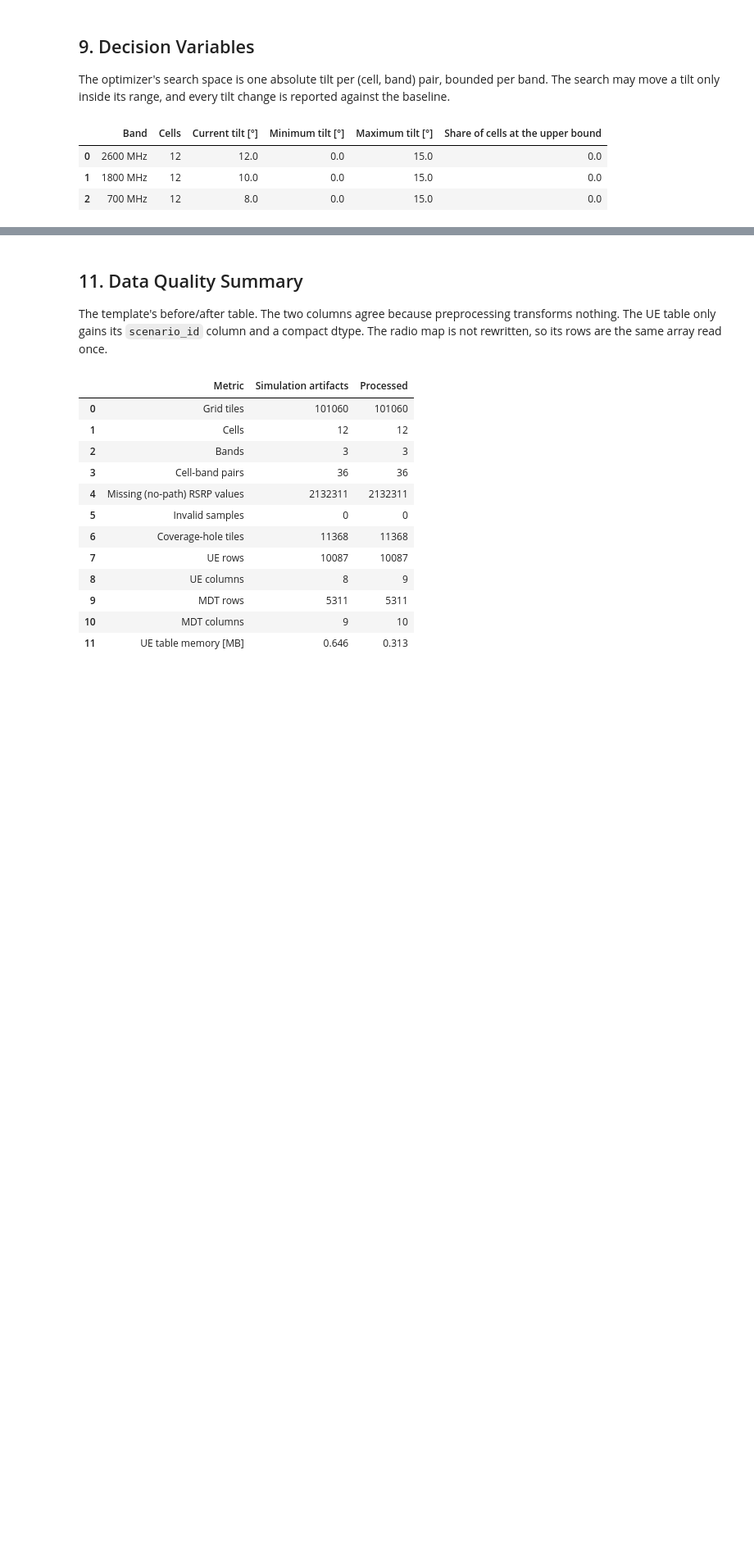
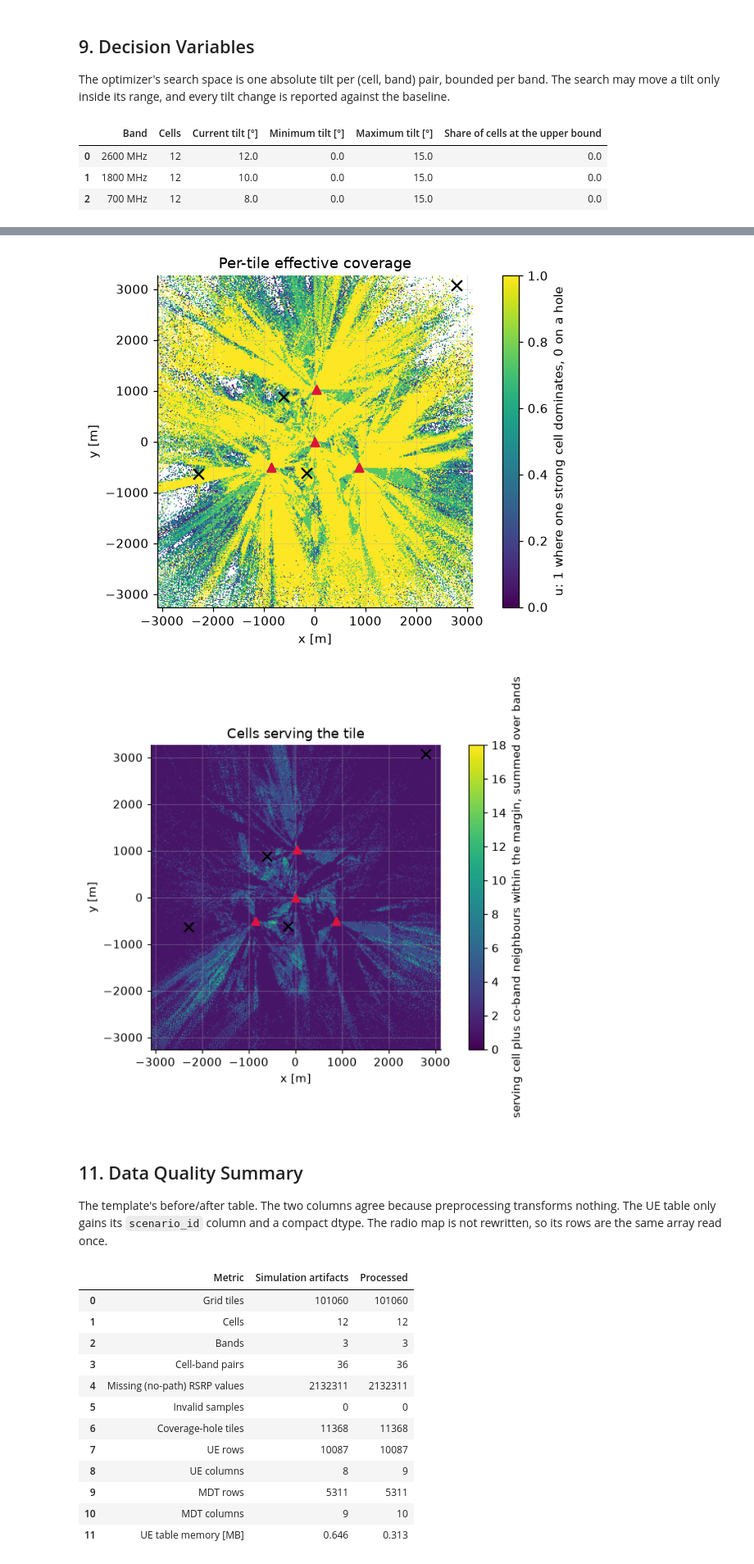
Before and after one commit to NguyenVu04/band-tilt, a Jupyter notebook: notebooks/02_preprocessing.ipynb, the cells around one changed output, grey strips where cells are left out. Shown at 82% size. Drawn from its saved outputs; the diff is of its cells as text; code cells hidden in the pictures; blank space fills up the shorter version.

```diff
--- a/notebooks/02_preprocessing.ipynb
+++ b/notebooks/02_preprocessing.ipynb
@@ -781,23 +616,26 @@ Baseline objective J: 0.808042
 # %%
 figure = plots.map_row(
-    {"Cells serving the tile": np.where(multiplicity > 0, multiplicity, np.nan)},
+    {"Per-tile effective coverage": np.where(utility_per_tile > 0, utility_per_tile, np.nan)},
     radio,
-    colorbar_label="lambda: serving cell plus co-band neighbours within the margin",
+    colorbar_label="u: 1 where one strong cell dominates, 0 on a hole",
+    cells=cell_table.drop_duplicates("cell"),
+    hotspots=hotspots,
+)
+save_fig(figure, "effective_coverage")
+plt.show()
+
+figure = plots.map_row(
+    {"Cells serving the tile": np.where(n_ov >= 0, n_ov + 1.0, np.nan)},
+    radio,
+    colorbar_label="serving cell plus co-band neighbours within the margin, summed over bands",
     cells=cell_table.drop_duplicates("cell"),
     hotspots=hotspots,
 )
 save_fig(figure, "serving_multiplicity")
 plt.show()
-
-figure = plots.map_row(
-    {"Per-tile utility": multiplicity * np.exp(1.0 - multiplicity)},
-    radio,
-    colorbar_label="lambda * e^(1 - lambda): 1 where one cell dominates, 0 on a hole",
-    cells=cell_table.drop_duplicates("cell"),
-    hotspots=hotspots,
-)
-save_fig(figure, "objective_utility")
-plt.show()
+# %% [output]
+[figure, added]
+[figure, added]
 # %% [markdown]
 ## 11. Data Quality Summary
 
```
Also changed, not shown: parts of 19 cells of this notebook, 28 other files.
